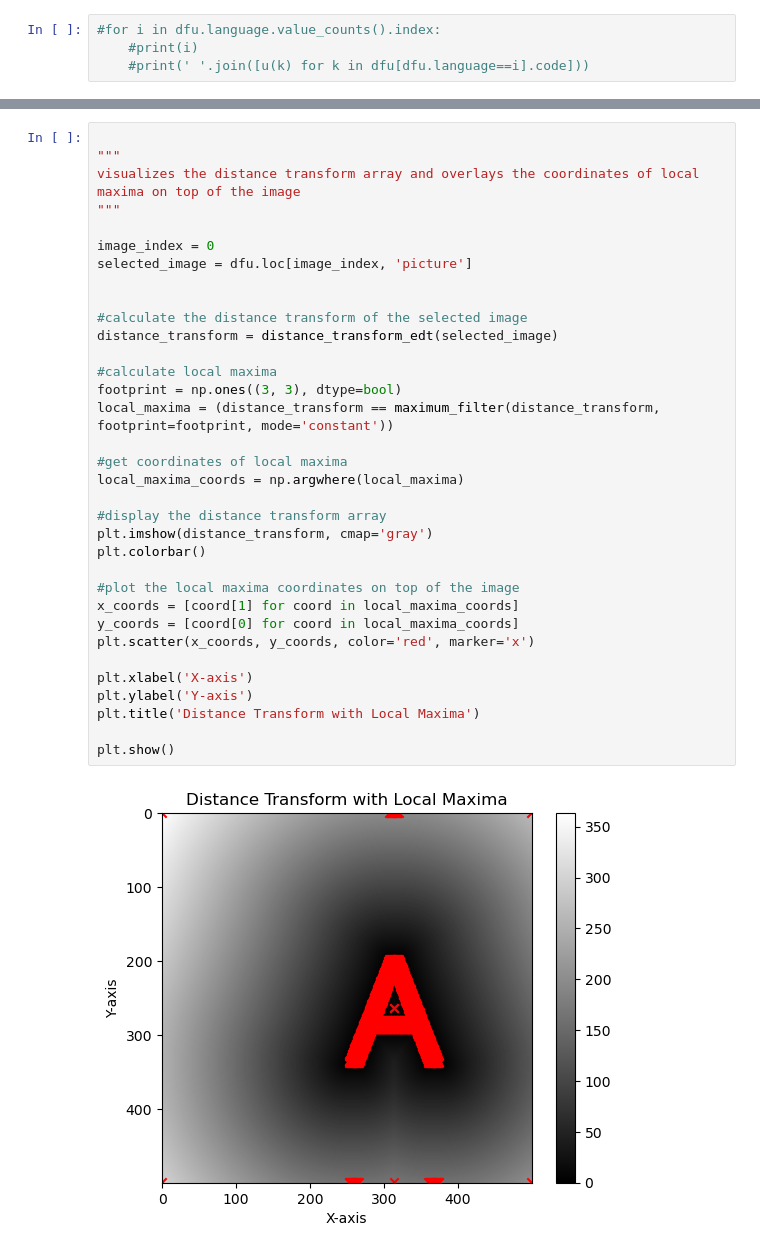
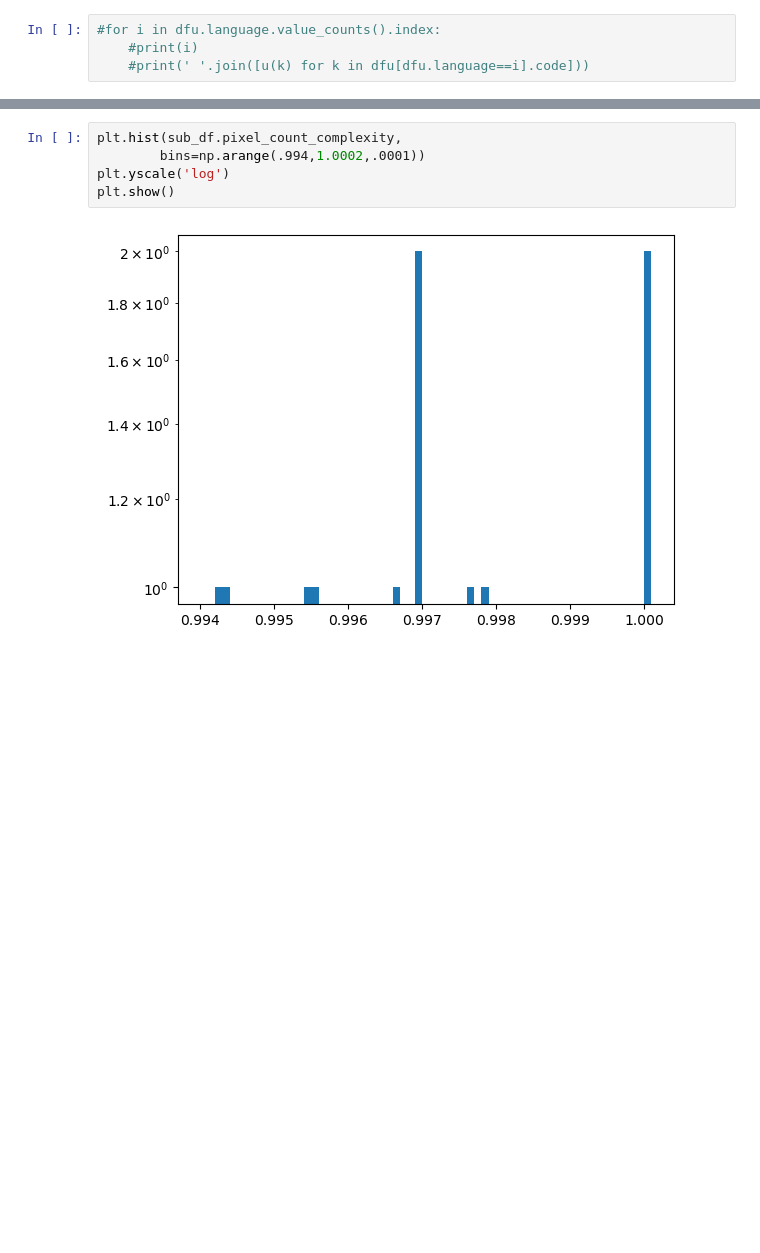
Before and after one commit to mccsandora/alphabet_complexity, a Jupyter notebook: mccullen/demo.ipynb, the cells around one changed output, grey strips where cells are left out. Drawn from its saved outputs; the diff is of its cells as text; blank space fills up the shorter version.

```diff
--- a/mccullen/demo.ipynb
+++ b/mccullen/demo.ipynb
@@ -188,37 +122,8 @@ print(dfu[['code', 'picture', 'complexity_score']])
-# %%
-
-"""
-visualizes the distance transform array and overlays the coordinates of local maxima on top of the image
-"""
-
-image_index = 0
-selected_image = dfu.loc[image_index, 'picture']
-
-
-#calculate the distance transform of the selected image
-distance_transform = distance_transform_edt(selected_image)
-
-#calculate local maxima
-footprint = np.ones((3, 3), dtype=bool)
-local_maxima = (distance_transform == maximum_filter(distance_transform, footprint=footprint, mode='constant'))
-
-#get coordinates of local maxima
-local_maxima_coords = np.argwhere(local_maxima)
-
-#display the distance transform array
-plt.imshow(distance_transform, cmap='gray')
-plt.colorbar()
-
-#plot the local maxima coordinates on top of the image
-x_coords = [coord[1] for coord in local_maxima_coords]
-y_coords = [coord[0] for coord in local_maxima_coords]
-plt.scatter(x_coords, y_coords, color='red', marker='x')
-
-plt.xlabel('X-axis')
-plt.ylabel('Y-axis')
-plt.title('Distance Transform with Local Maxima')
-
-plt.show()
-# %% [output]
-[figure, removed]
+# %%
+plt.hist(sub_df.pixel_count_complexity,
+        bins=np.arange(.994,1.0002,.0001))
+plt.yscale('log')
+plt.show()
+# %% [output]
+[figure, added]
 # %%
```
Also changed, not shown: parts of 12 cells of this notebook, 1 other file.
